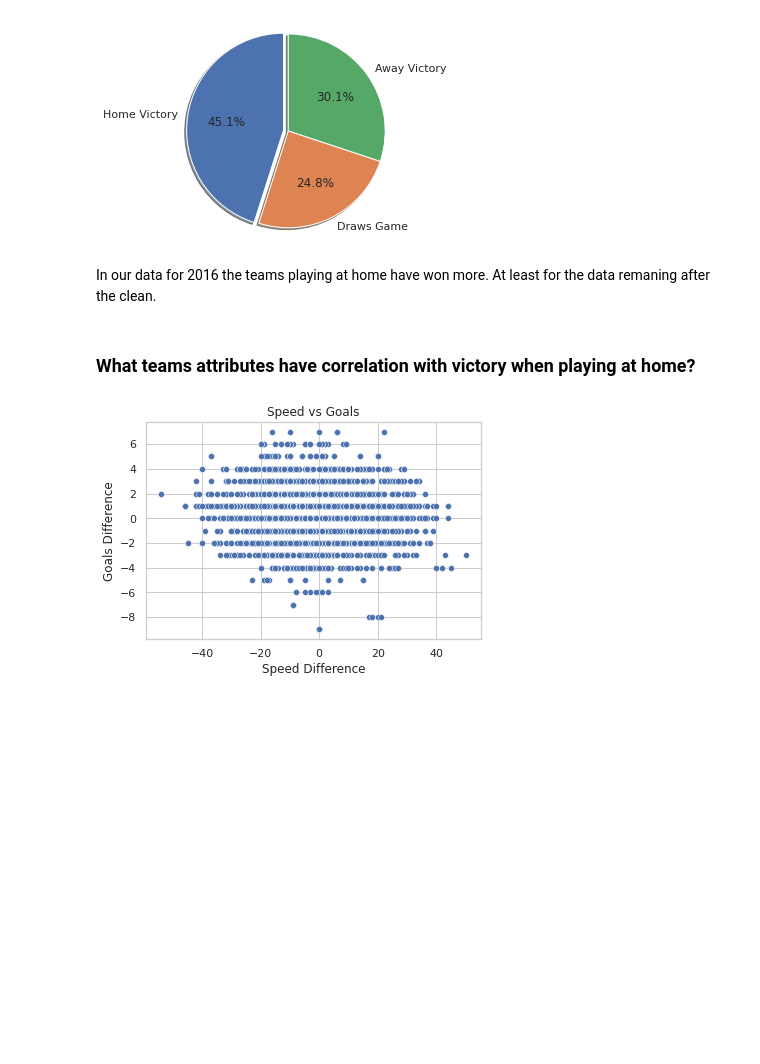
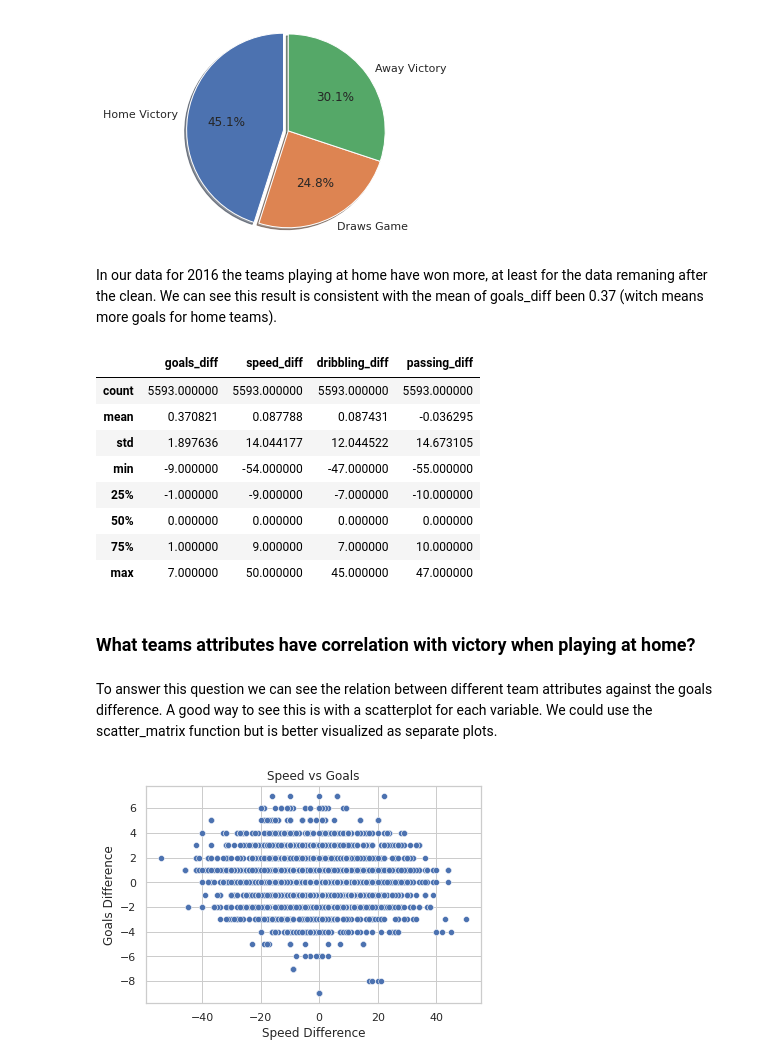
Before and after one commit to uiansol/soccer-data-analysis, a Jupyter notebook: european-soccer-analysis.ipynb, the cells around one changed output. Cells and saved outputs as stored; diff of their text form; code cells hidden in the pictures; blank space fills up the shorter version.

```diff
--- a/european-soccer-analysis.ipynb
+++ b/european-soccer-analysis.ipynb
@@ -37,6 +44,13 @@ import sqlite3
 # %% [markdown]
 Load data for Players from database.sqlite witch is in the same folder of the notebook.
 The columns 'overall_rating' and 'penalties' will be used to answer some questions.
+# %%
+# A function to load data from DB.
+def load_data(query):
+    with sqlite3.connect('database.sqlite') as con:
+        df = pd.read_sql_query(query, con)
+
+    return df
 # %%
 players_query = '''
                 SELECT DISTINCT player_name, p.player_api_id, date, overall_rating, aggression, height, weight
@@ -78,14 +90,12 @@ dtype: bool
 Another data need to answer the last question is about teams and matchs.
 # %%
 match_query = '''
-                SELECT date, home_team_api_id, away_team_api_id, home_team_goal, away_team_goal
-                FROM Match
-                WHERE date like '2016%';
-                '''
+              SELECT date, home_team_api_id, away_team_api_id, home_team_goal, away_team_goal
+              FROM Match
+              WHERE date like '2016%';
+              '''
 
-with sqlite3.connect('database.sqlite') as con:
-    match = pd.read_sql_query(match_query, con)
-
+match = load_data(match_query)
 match.head()
 # %% [output]
 |  | date | home_team_api_id | away_team_api_id | home_team_goal | away_team_goal |
@@ -96,13 +106,11 @@ match.head()
 | 4 | 2016-01-17 00:00:00 | 9994 | 9985 | 0 | 2 |
 # %%
 team_query = '''
-                SELECT date, team_api_id, buildUpPlaySpeed, buildUpPlayDribbling, buildUpPlayPassing
-                FROM Team_Attributes ORDER BY date DESC;
-                '''
+             SELECT date, team_api_id, buildUpPlaySpeed, buildUpPlayDribbling, buildUpPlayPassing
+             FROM Team_Attributes ORDER BY date DESC;
+             '''
 
-with sqlite3.connect('database.sqlite') as con:
-    team = pd.read_sql_query(team_query, con)
-
+team = load_data(team_query)
 team.head()
 # %% [output]
 |  | date | team_api_id | buildUpPlaySpeed | buildUpPlayDribbling | buildUpPlayPassing |
@@ -319,9 +307,25 @@ plt.show()
 # %% [output]
 [figure]
 # %% [markdown]
-In our data for 2016 the teams playing at home have won more. At least for the data remaning after the clean.
+In our data for 2016 the teams playing at home have won more, at least for the data remaning after the clean. We can see this result is consistent with the mean of goals_diff been 0.37 (witch means more goals for home teams).
+# %%
+complete_match.describe()
+# %% [output]
+|  | goals_diff | speed_diff | dribbling_diff | passing_diff |
+| count | 5593.000000 | 5593.000000 | 5593.000000 | 5593.000000 |
+| mean | 0.370821 | 0.087788 | 0.087431 | -0.036295 |
+| std | 1.897636 | 14.044177 | 12.044522 | 14.673105 |
+| min | -9.000000 | -54.000000 | -47.000000 | -55.000000 |
+| 25% | -1.000000 | -9.000000 | -7.000000 | -10.000000 |
+| 50% | 0.000000 | 0.000000 | 0.000000 | 0.000000 |
+| 75% | 1.000000 | 9.000000 | 7.000000 | 10.000000 |
+| max | 7.000000 | 50.000000 | 45.000000 | 47.000000 |
 # %% [markdown]
+<a id='question6'></a>
 ### What teams attributes have correlation with victory when playing at home?
+# %% [markdown]
+To answer this question we can see the relation between different team attributes against the goals difference.
+A good way to see this is with a scatterplot for each variable. We could use the scatter_matrix function but is better visualized as separate plots.
 # %%
 # Ploting speed_diff vs goals_diff
 sns.set_theme(style='whitegrid')
```
Also changed, not shown: parts of 32 cells of this notebook.
